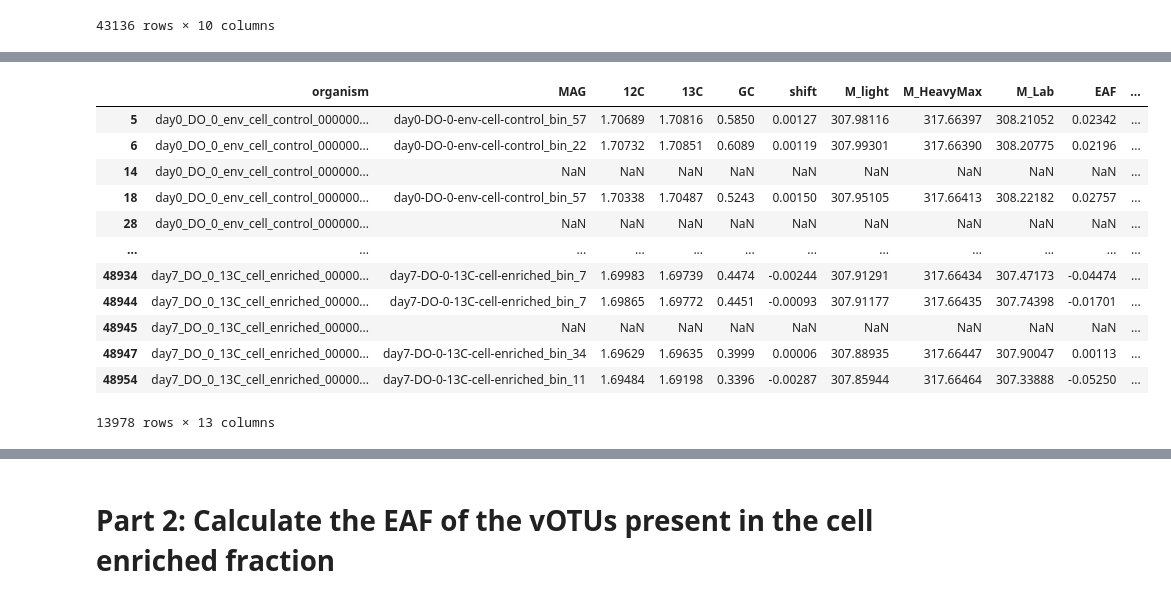
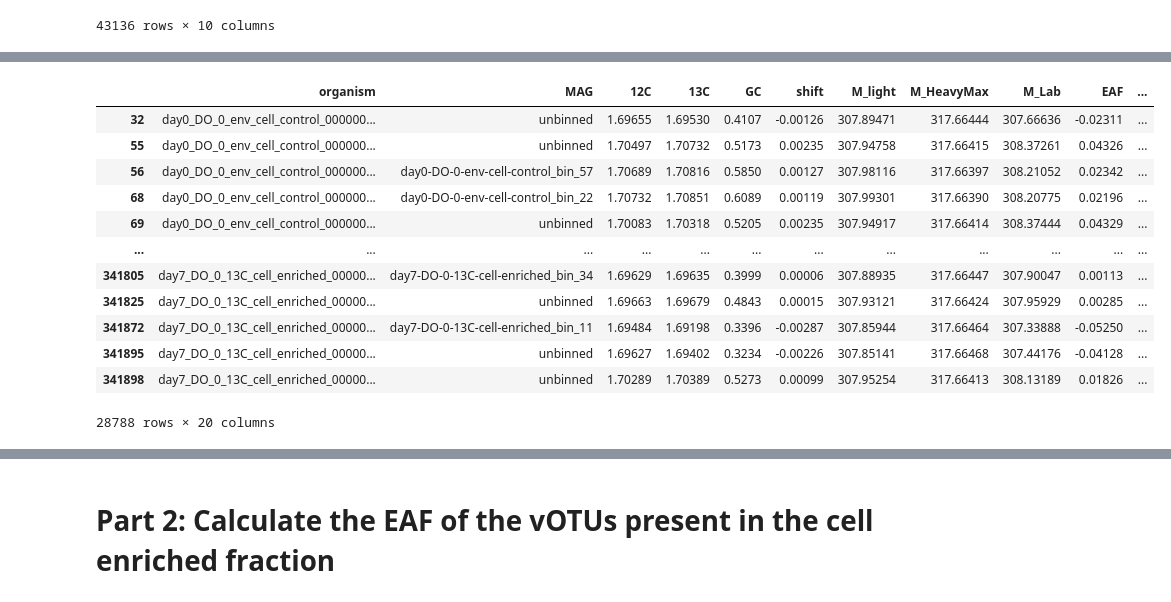
Before and after one commit to DeaconOfBiology/Siders_data, a Jupyter notebook: code/notebooks/ExcessAtomFraction_calculations.ipynb, the cells around one changed output, grey strips where cells are left out. Cells and saved outputs as stored; diff of their text form; code cells hidden in the pictures.

```diff
--- a/code/notebooks/ExcessAtomFraction_calculations.ipynb
+++ b/code/notebooks/ExcessAtomFraction_calculations.ipynb
@@ -430,0 +396,31 @@ def AtomFractionExcess(df):
+# %%
+#Call in gtdbtk to ncbi prediction for cell enrichment MAGs. To make this I used this command:python3 gtdb_to_ncbi_majority_vote.py --gtdbtk_output_dir ../MAG --bac120_metadata_file bac120_metadata_r214.tar.gz --ar53_metadata_file ar53_metadata_r214.tar.gz --output_file ../MAG/gtdbtk_to_ncbi_taxonomy.csv --gtdbtk_prefix gtdbtk
+# Split the 'Majority vote NCBI classification' column into multiple columns
+
+taxa_cols=['domain', 'phylum', 'class', 'order', 'family', 'genus', 'species','blank']
+cell_kaiju_taxa3=cell_kaiju_taxa2
+#cell_kaiju_taxa[taxa_cols] =
+split_cols=cell_kaiju_taxa3['contig_taxa'].str.split(';', expand=True, n=7)
+cell_kaiju_taxa3[taxa_cols] = split_cols.reindex(columns=range(8))
+# Remove leading whitespace (lstrip) from specific columns
+cell_kaiju_taxa3[taxa_cols] = cell_kaiju_taxa3[taxa_cols].apply(lambda x: x.str.lstrip())
+
+cell_kaiju_taxa3.replace('NA', np.nan, inplace=True)
+cell_kaiju_taxa3=cell_kaiju_taxa3[cell_kaiju_taxa3['domain'].notna()]
+cell_kaiju_taxa3=cell_kaiju_taxa3[['organism', 'contig_taxa', 'domain', 'phylum', 'class', 'order', 'family', 'genus', 'species']]
+
+def add_prefix(df, cols):
+    for col in cols:
+        first_letter = col[0].upper()  # Get the first letter of the column name and capitalize it
+        df[col] = df[col].apply(lambda x: f"{first_letter}_{x}" if pd.notna(x) and x != 'NaN' else x)
+    return df
+
+cell_kaiju_taxa3 = add_prefix(cell_kaiju_taxa3, ['domain', 'phylum', 'class', 'order', 'family', 'genus', 'species'])
+cell_kaiju_taxa3
+
+
+
+# Create 'taxonomy' column by coalescing across the classification columns
+cell_kaiju_taxa3['contig_taxa'] = cell_kaiju_taxa3[[ 'genus', 'family', 'order', 'class', 'phylum', 'domain']].bfill(axis=1).iloc[:, 0]
+cell_kaiju_taxa3.to_csv('/projects/luo_lab/Siders_data/results/tables/kaiju_contig_taxa.csv', index=False)
+cell_kaiju_taxa3
@@ -506,3 +516,9 @@ test_sorted
 | 59640 | day7_DO_0_12C_cell_enriched_00000... | unbinned | 1.71313 | 1.71300 | 0.6588 | -0.00013 | 308.01776 | 317.66377 | 307.99394 | -0.00244 |
 | 29153 | day0_DO_0_env_cell_control_000000... | unbinned | 1.71323 | 1.70998 | 0.6856 | -0.00325 | 308.03106 | 317.66369 | 307.44639 | -0.06002 |
 43136 rows × 10 columns
+# %%
+#Merg cell_enriched_eaf,  mag_taxa_sub, and cell_kraken2_taxa_sub
+# Perform the full join (equivalent to a merge in pandas)
+cell_atomic_fraction2 = pd.merge(cell_atomic_fraction, mag_taxa_sub[["MAG","MAG_taxa_combined"]], how='outer')
+cell_atomic_fraction2 = pd.merge(cell_atomic_fraction2, cell_kaiju_taxa3, how='outer')
+cell_atomic_fraction2
@@ -509,36 +539,32 @@ test_sorted
 # %%
-#Merg cell_enriched_eaf,  mag_taxa_sub, and cell_kraken2_taxa_sub
-# Perform the full join (equivalent to a merge in pandas)
-cell_atomic_fraction2 = pd.merge(cell_atomic_fraction, mag_taxa_sub[["MAG","MAG_taxa_combined"]], how='outer')
-cell_atomic_fraction2 = pd.merge(cell_atomic_fraction2, cell_kraken2_taxa_sub, how='outer')
-
 # Apply the mutate logic using pandas' .apply and .loc
 cell_atomic_fraction2['taxa'] = cell_atomic_fraction2.apply(
     lambda row: row['MAG_taxa_combined'] if pd.notna(row['MAG_taxa_combined']) else row['contig_taxa'], axis=1)
 cell_atomic_fraction2['taxa'] = cell_atomic_fraction2['taxa'].replace("cellular organisms", pd.NA)
 cell_atomic_fraction2['taxa'] = cell_atomic_fraction2['taxa'].apply(
     lambda x: x.replace("Unclassified ", "") if pd.notna(x) and "Unclassified" in x else x)
 cell_atomic_fraction2['taxa'] = cell_atomic_fraction2['taxa'].apply(
     lambda x: x.replace("unclassified ", "") if pd.notna(x) and "unclassified" in x else x)
 cell_atomic_fraction2['taxa'] = cell_atomic_fraction2['taxa'].str.replace(r'.*/\s*(.*$)', r'\1', regex=True)
 cell_atomic_fraction2['MAG'] = cell_atomic_fraction2['MAG'].replace("", "unbinned")
 # # Filter out rows where 'taxa' is NaN
 cell_atomic_fraction2 = cell_atomic_fraction2.dropna(subset=['taxa'])
 cell_atomic_fraction2 = cell_atomic_fraction2.dropna(subset=['organism'])
 # #save the resulting DataFrame
-cell_atomic_fraction2.to_csv('/projects/luo_lab/Siders_data/results/tables/cell_eaf_taxa.csv', index=False)
+cell_atomic_fraction2 = cell_atomic_fraction2[cell_atomic_fraction2['12C'].notna()]
+cell_atomic_fraction2 = cell_atomic_fraction2[cell_atomic_fraction2['13C'].notna()]
 cell_atomic_fraction2
 # %% [output]
 |  | organism | MAG | 12C | 13C | GC | shift | M_light | M_HeavyMax | M_Lab | EAF | ... |
-| 5 | day0_DO_0_env_cell_control_000000... | day0-DO-0-env-cell-control_bin_57 | 1.70689 | 1.70816 | 0.5850 | 0.00127 | 307.98116 | 317.66397 | 308.21052 | 0.02342 | ... |
-| 6 | day0_DO_0_env_cell_control_000000... | day0-DO-0-env-cell-control_bin_22 | 1.70732 | 1.70851 | 0.6089 | 0.00119 | 307.99301 | 317.66390 | 308.20775 | 0.02196 | ... |
-| 14 | day0_DO_0_env_cell_control_000000... | NaN | NaN | NaN | NaN | NaN | NaN | NaN | NaN | NaN | ... |
-| 18 | day0_DO_0_env_cell_control_000000... | day0-DO-0-env-cell-control_bin_57 | 1.70338 | 1.70487 | 0.5243 | 0.00150 | 307.95105 | 317.66413 | 308.22182 | 0.02757 | ... |
-| 28 | day0_DO_0_env_cell_control_000000... | NaN | NaN | NaN | NaN | NaN | NaN | NaN | NaN | NaN | ... |
+| 32 | day0_DO_0_env_cell_control_000000... | unbinned | 1.69655 | 1.69530 | 0.4107 | -0.00126 | 307.89471 | 317.66444 | 307.66636 | -0.02311 | ... |
+| 55 | day0_DO_0_env_cell_control_000000... | unbinned | 1.70497 | 1.70732 | 0.5173 | 0.00235 | 307.94758 | 317.66415 | 308.37261 | 0.04326 | ... |
+| 56 | day0_DO_0_env_cell_control_000000... | day0-DO-0-env-cell-control_bin_57 | 1.70689 | 1.70816 | 0.5850 | 0.00127 | 307.98116 | 317.66397 | 308.21052 | 0.02342 | ... |
+| 68 | day0_DO_0_env_cell_control_000000... | day0-DO-0-env-cell-control_bin_22 | 1.70732 | 1.70851 | 0.6089 | 0.00119 | 307.99301 | 317.66390 | 308.20775 | 0.02196 | ... |
+| 69 | day0_DO_0_env_cell_control_000000... | unbinned | 1.70083 | 1.70318 | 0.5205 | 0.00235 | 307.94917 | 317.66414 | 308.37444 | 0.04329 | ... |
 | ... | ... | ... | ... | ... | ... | ... | ... | ... | ... | ... | ... |
-| 48934 | day7_DO_0_13C_cell_enriched_00000... | day7-DO-0-13C-cell-enriched_bin_7 | 1.69983 | 1.69739 | 0.4474 | -0.00244 | 307.91291 | 317.66434 | 307.47173 | -0.04474 | ... |
-| 48944 | day7_DO_0_13C_cell_enriched_00000... | day7-DO-0-13C-cell-enriched_bin_7 | 1.69865 | 1.69772 | 0.4451 | -0.00093 | 307.91177 | 317.66435 | 307.74398 | -0.01701 | ... |
-| 48945 | day7_DO_0_13C_cell_enriched_00000... | NaN | NaN | NaN | NaN | NaN | NaN | NaN | NaN | NaN | ... |
-| 48947 | day7_DO_0_13C_cell_enriched_00000... | day7-DO-0-13C-cell-enriched_bin_34 | 1.69629 | 1.69635 | 0.3999 | 0.00006 | 307.88935 | 317.66447 | 307.90047 | 0.00113 | ... |
-| 48954 | day7_DO_0_13C_cell_enriched_00000... | day7-DO-0-13C-cell-enriched_bin_11 | 1.69484 | 1.69198 | 0.3396 | -0.00287 | 307.85944 | 317.66464 | 307.33888 | -0.05250 | ... |
+| 341805 | day7_DO_0_13C_cell_enriched_00000... | day7-DO-0-13C-cell-enriched_bin_34 | 1.69629 | 1.69635 | 0.3999 | 0.00006 | 307.88935 | 317.66447 | 307.90047 | 0.00113 | ... |
+| 341825 | day7_DO_0_13C_cell_enriched_00000... | unbinned | 1.69663 | 1.69679 | 0.4843 | 0.00015 | 307.93121 | 317.66424 | 307.95929 | 0.00285 | ... |
+| 341872 | day7_DO_0_13C_cell_enriched_00000... | day7-DO-0-13C-cell-enriched_bin_11 | 1.69484 | 1.69198 | 0.3396 | -0.00287 | 307.85944 | 317.66464 | 307.33888 | -0.05250 | ... |
+| 341895 | day7_DO_0_13C_cell_enriched_00000... | unbinned | 1.69627 | 1.69402 | 0.3234 | -0.00226 | 307.85141 | 317.66468 | 307.44176 | -0.04128 | ... |
+| 341898 | day7_DO_0_13C_cell_enriched_00000... | unbinned | 1.70289 | 1.70389 | 0.5273 | 0.00099 | 307.95254 | 317.66413 | 308.13189 | 0.01826 | ... |
-13978 rows × 13 columns
+28788 rows × 20 columns
```
Also changed, not shown: parts of 13 cells of this notebook, 13 other files.
